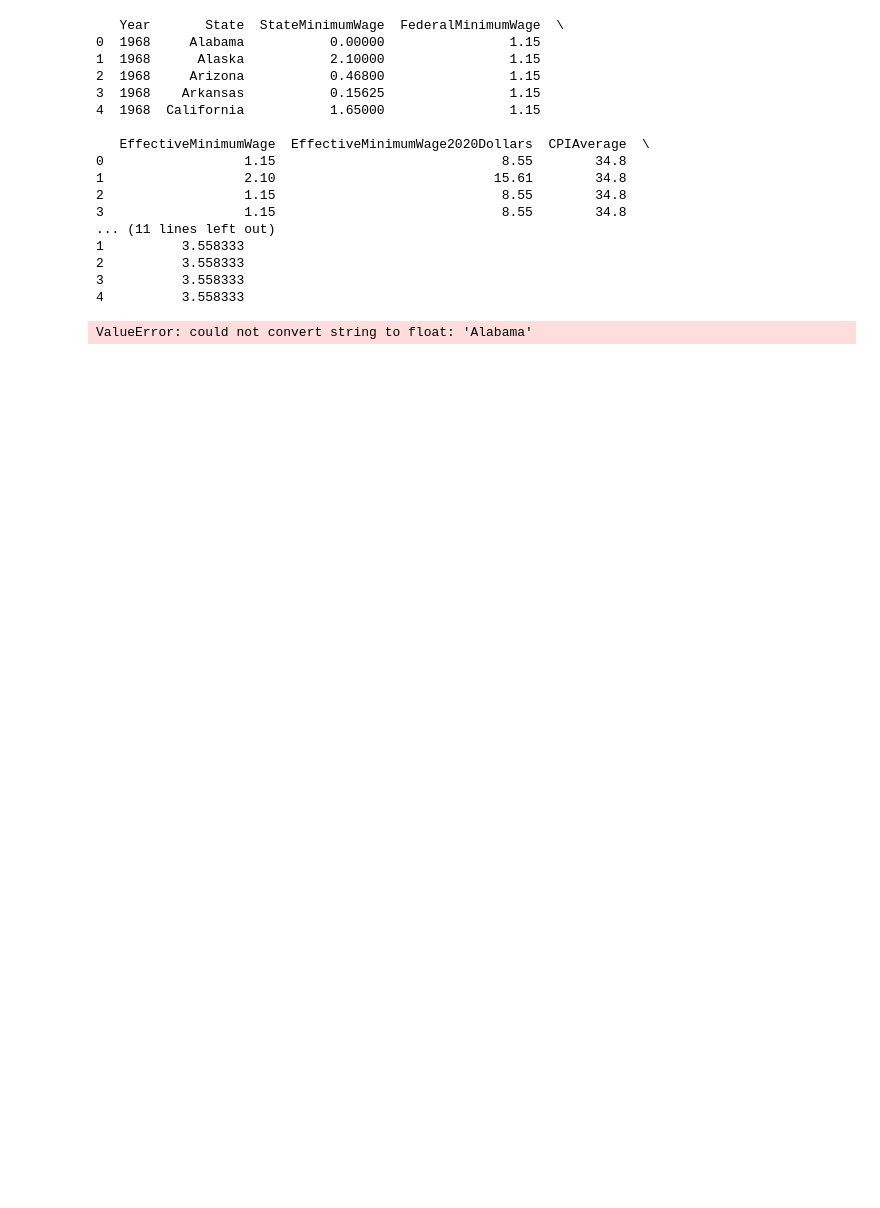
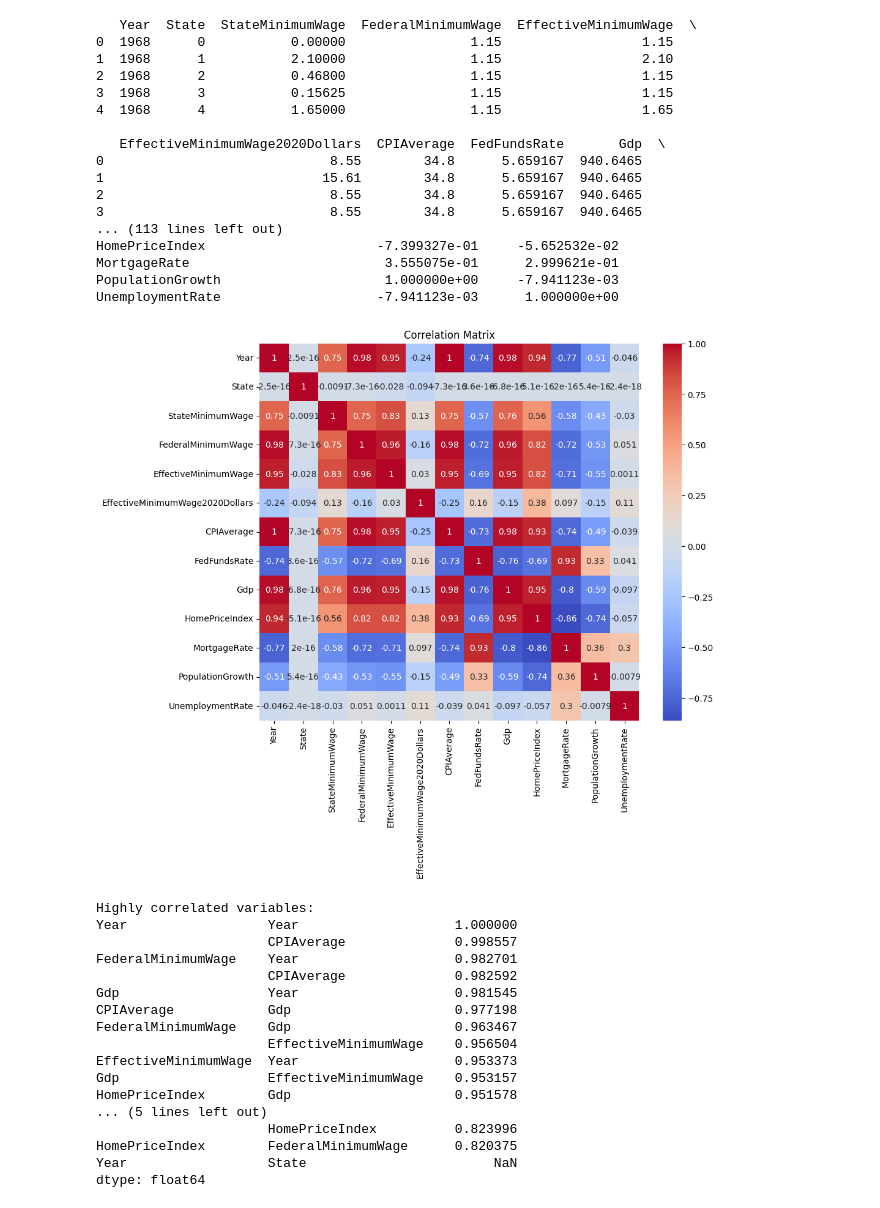
Before and after one commit to Zorrat/SDM-Project-Group13, a Jupyter notebook: eda.ipynb, the cells around one changed output. Saved outputs shown, nothing was run; the diff lists cells and outputs as text; code cells hidden in the pictures; blank space fills up the shorter version.

```diff
--- a/eda.ipynb
+++ b/eda.ipynb
@@ -12,49 +12,71 @@ df = pd.read_csv("FinalDataSet.csv")
 # Perform EDA
 # Summary statistics
 
-df.drop(columns=["State"])
+# Label Encode State Column
+from sklearn.preprocessing import LabelEncoder
+label_encoder = LabelEncoder()
+df['State'] = label_encoder.fit_transform(df['State'])
+
+print(df.head())
 summary_stats = df.head()
 print(summary_stats)
 
 # Correlation matrix
 correlation_matrix = df.corr()
 print(correlation_matrix)
 
 # Visualize correlation matrix using heatmap
 plt.figure(figsize=(10, 8))
 sns.heatmap(correlation_matrix, annot=True, cmap="coolwarm")
 plt.title("Correlation Matrix")
 plt.show()
 
 # Find highly correlated variables
 highly_correlated = correlation_matrix[correlation_matrix > 0.8]
 highly_correlated = highly_correlated.unstack().sort_values(ascending=False).drop_duplicates()
 print("Highly correlated variables:")
 print(highly_correlated)
 
 # Determine type of clustering
 # You can use techniques like K-means clustering or hierarchical clustering
 # to determine the type of clustering based on the dataset characteristics.
 # However, without knowing the specific details of the dataset, it is not possible
 # to provide a specific clustering algorithm recommendation.
 
 # Additional EDA steps can be performed based on the specific requirements of the dataset.
 # %% [output]
-   Year       State  StateMinimumWage  FederalMinimumWage  \
-0  1968     Alabama           0.00000                1.15
-1  1968      Alaska           2.10000                1.15
-2  1968     Arizona           0.46800                1.15
-3  1968    Arkansas           0.15625                1.15
-4  1968  California           1.65000                1.15
+   Year  State  StateMinimumWage  FederalMinimumWage  EffectiveMinimumWage  \
+0  1968      0           0.00000                1.15                  1.15
+1  1968      1           2.10000                1.15                  2.10
+2  1968      2           0.46800                1.15                  1.15
+3  1968      3           0.15625                1.15                  1.15
+4  1968      4           1.65000                1.15                  1.65
 
-   EffectiveMinimumWage  EffectiveMinimumWage2020Dollars  CPIAverage  \
-0                  1.15                             8.55        34.8
-1                  2.10                            15.61        34.8
-2                  1.15                             8.55        34.8
-3                  1.15                             8.55        34.8
-... (11 lines left out)
-1          3.558333
-2          3.558333
-3          3.558333
-4          3.558333
+   EffectiveMinimumWage2020Dollars  CPIAverage  FedFundsRate       Gdp  \
+0                             8.55        34.8      5.659167  940.6465
+1                            15.61        34.8      5.659167  940.6465
+2                             8.55        34.8      5.659167  940.6465
+3                             8.55        34.8      5.659167  940.6465
+... (113 lines left out)
+HomePriceIndex                      -7.399327e-01     -5.652532e-02
+MortgageRate                         3.555075e-01      2.999621e-01
+PopulationGrowth                     1.000000e+00     -7.941123e-03
+UnemploymentRate                    -7.941123e-03      1.000000e+00
+[figure, added]
-ValueError: could not convert string to float: 'Alabama'
+Highly correlated variables:
+Year                  Year                    1.000000
+                      CPIAverage              0.998557
+FederalMinimumWage    Year                    0.982701
+                      CPIAverage              0.982592
+Gdp                   Year                    0.981545
+CPIAverage            Gdp                     0.977198
+FederalMinimumWage    Gdp                     0.963467
+                      EffectiveMinimumWage    0.956504
+EffectiveMinimumWage  Year                    0.953373
+Gdp                   EffectiveMinimumWage    0.953157
+HomePriceIndex        Gdp                     0.951578
+... (5 lines left out)
+                      HomePriceIndex          0.823996
+HomePriceIndex        FederalMinimumWage      0.820375
+Year                  State                        NaN
+dtype: float64
```
Also changed, not shown: parts of 6 cells of this notebook, 1 other file.
